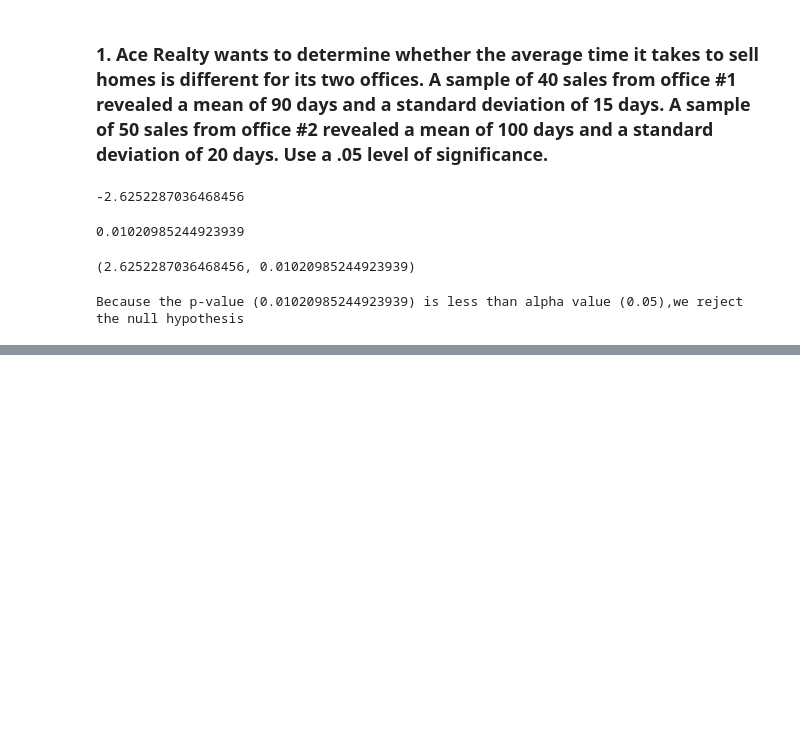
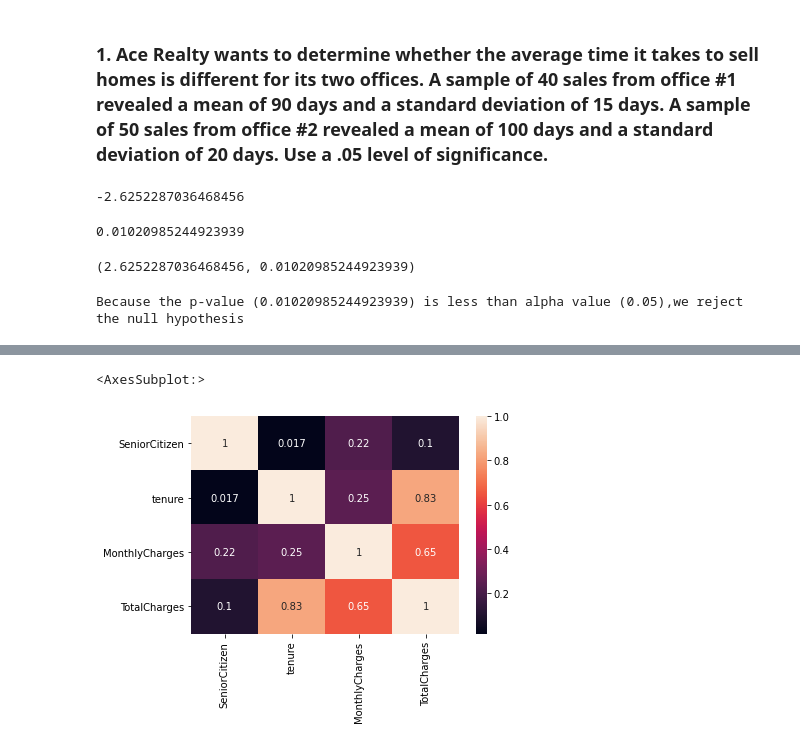
Before and after one commit to Alexia-Garces/statistics_exercises, a Jupyter notebook: hypothesis_testing.ipynb, the cells around one changed output, grey strips where cells are left out. Saved outputs shown, nothing was run; the diff lists cells and outputs as text; code cells hidden in the pictures; blank space fills up the shorter version.

```diff
--- a/hypothesis_testing.ipynb
+++ b/hypothesis_testing.ipynb
@@ -73,0 +112,5 @@ Because the p-value (0.01020985244923939) is less than alpha value (0.05),we rej
+# %%
+sns.heatmap(telco.corr(), annot=True)
+# %% [output]
+<AxesSubplot:>
+[figure, added]
```
Also changed, not shown: parts of 10 cells of this notebook.
